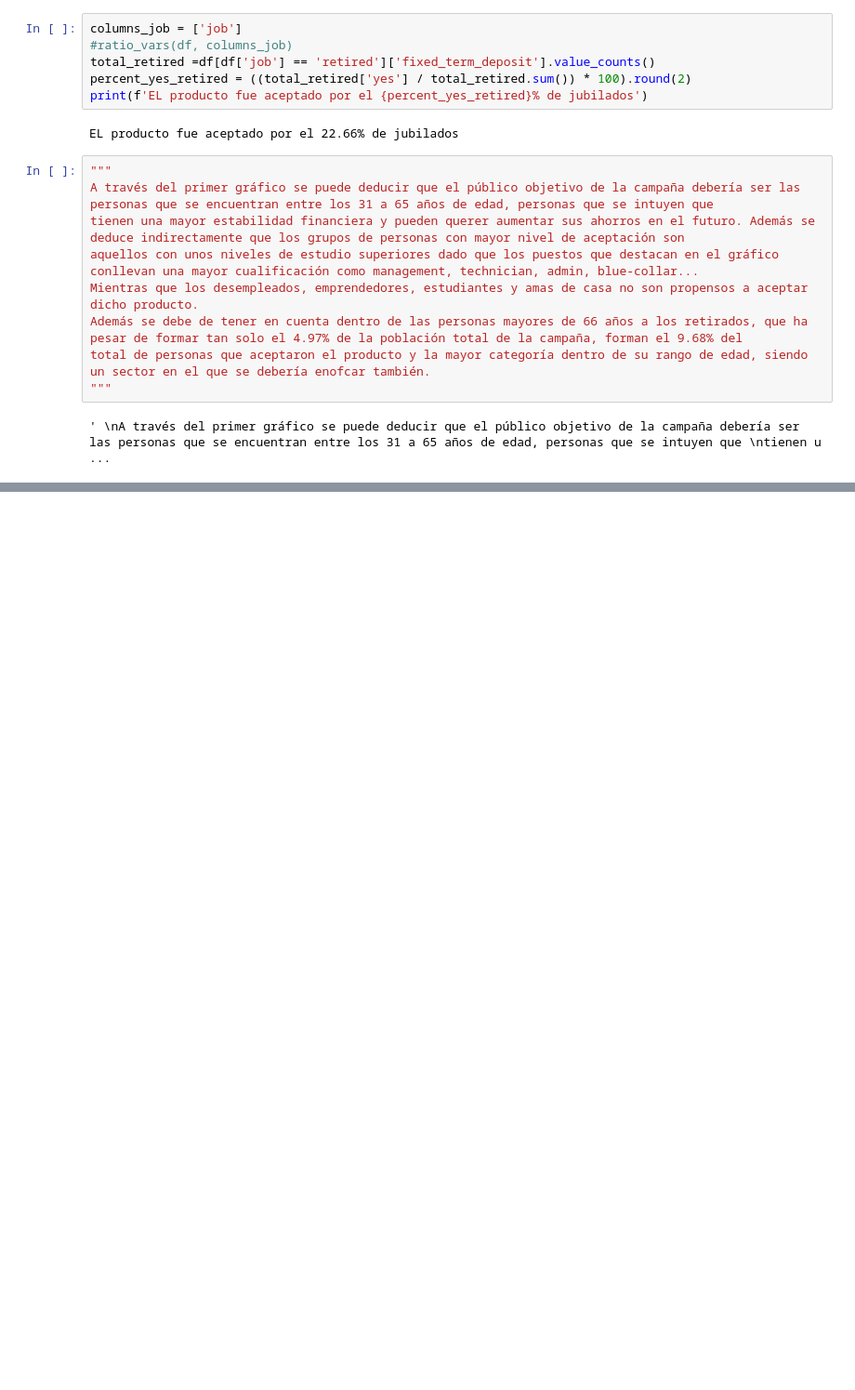
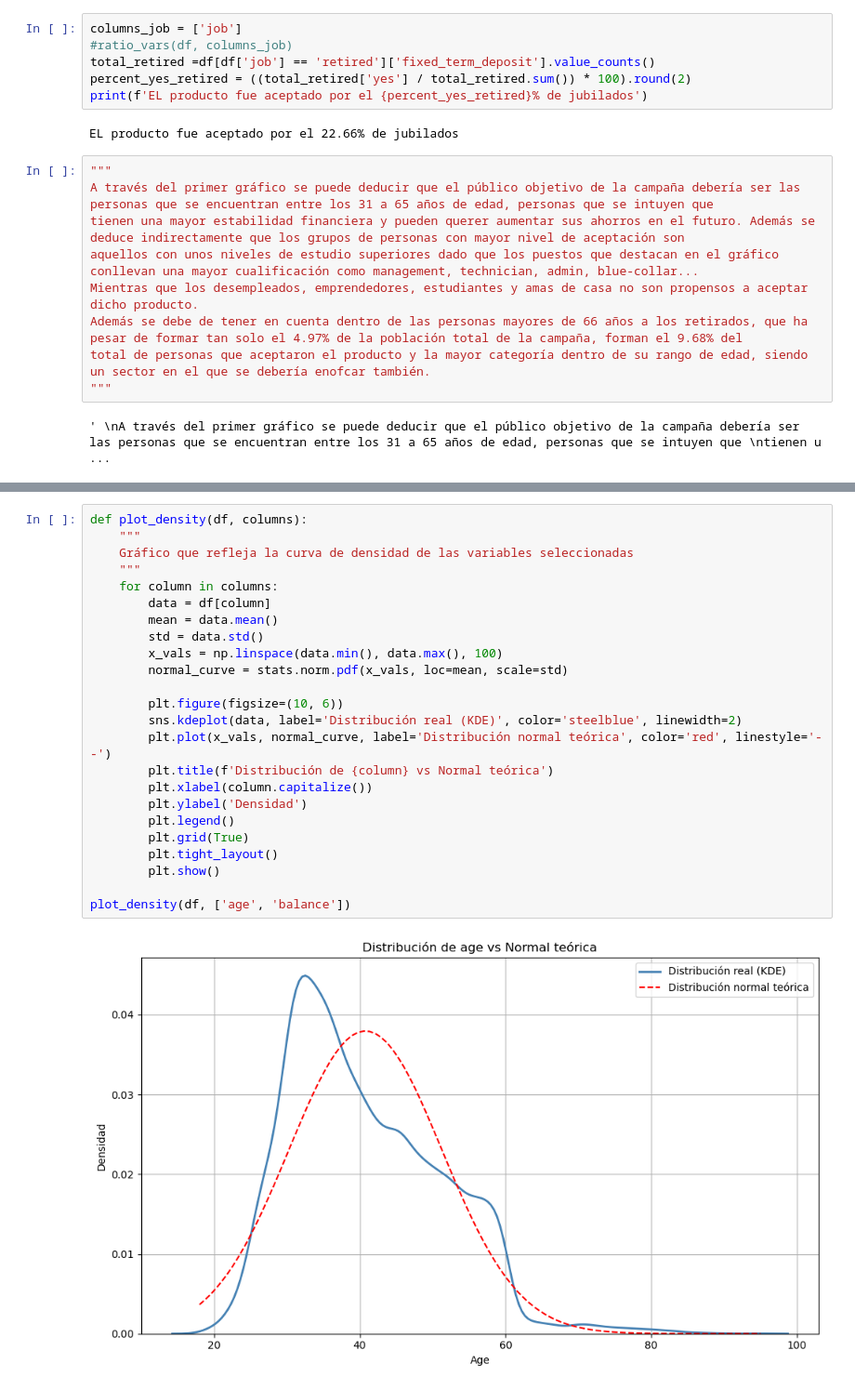
Before and after one commit to Ogomez07/Proyecto-Abril, a Jupyter notebook: definido.ipynb, the cells around one changed output, grey strips where cells are left out. Shown at 93% size. Cells and saved outputs as stored; diff of their text form; blank space fills up the shorter version.

```diff
--- a/definido.ipynb
+++ b/definido.ipynb
@@ -875,0 +743,26 @@ Valor p: 1.0000
+# %%
+def plot_density(df, columns):
+    """
+    Gráfico que refleja la curva de densidad de las variables seleccionadas
+    """
+    for column in columns:
+        data = df[column]
+        mean = data.mean()
+        std = data.std()
+        x_vals = np.linspace(data.min(), data.max(), 100)
+        normal_curve = stats.norm.pdf(x_vals, loc=mean, scale=std)
+
+        plt.figure(figsize=(10, 6))
+        sns.kdeplot(data, label='Distribución real (KDE)', color='steelblue', linewidth=2)
+        plt.plot(x_vals, normal_curve, label='Distribución normal teórica', color='red', linestyle='--')
+        plt.title(f'Distribución de {column} vs Normal teórica')
+        plt.xlabel(column.capitalize())
+        plt.ylabel('Densidad')
+        plt.legend()
+        plt.grid(True)
+        plt.tight_layout()
+        plt.show()
+
+plot_density(df, ['age', 'balance'])
+# %% [output]
+[figure, added]
```
Also changed, not shown: parts of 27 cells of this notebook.
